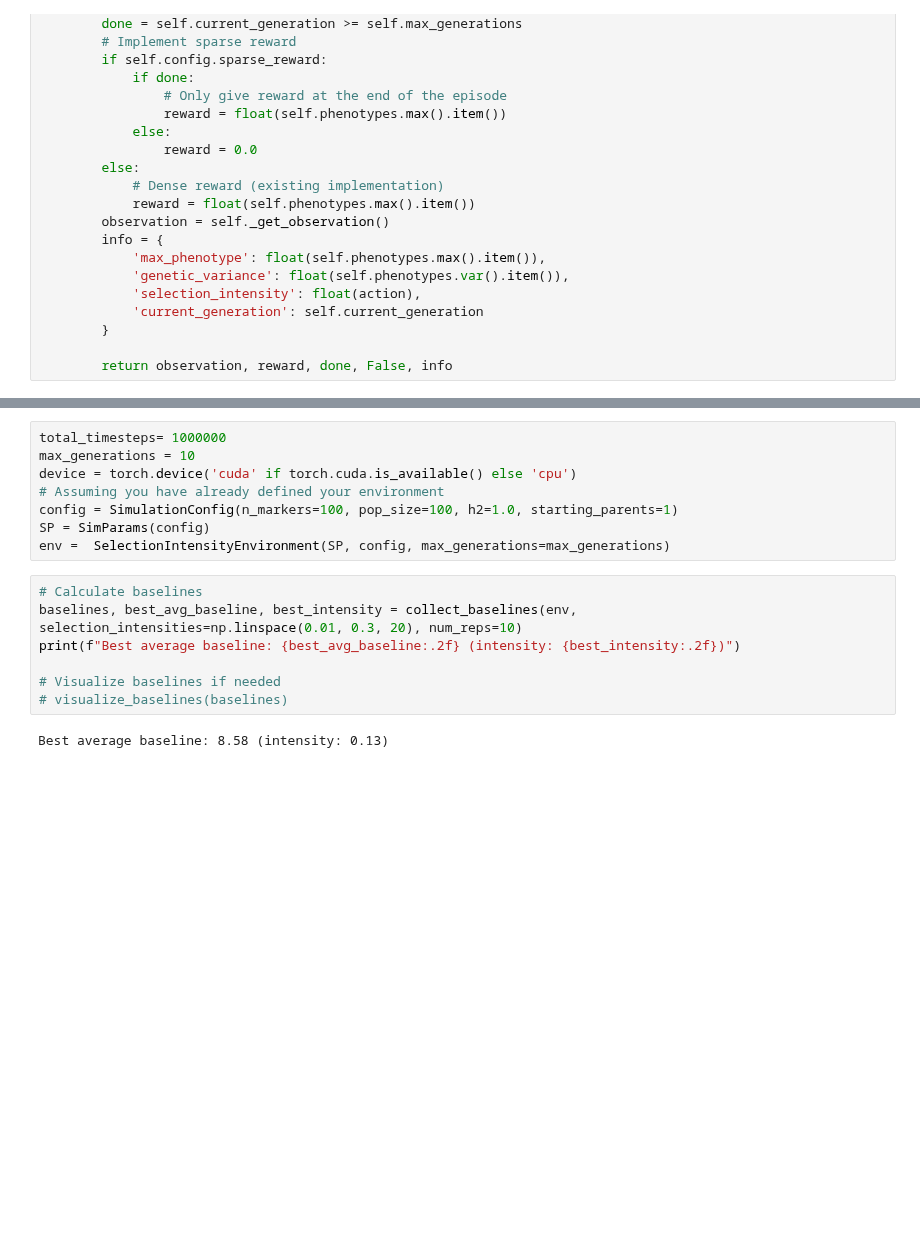
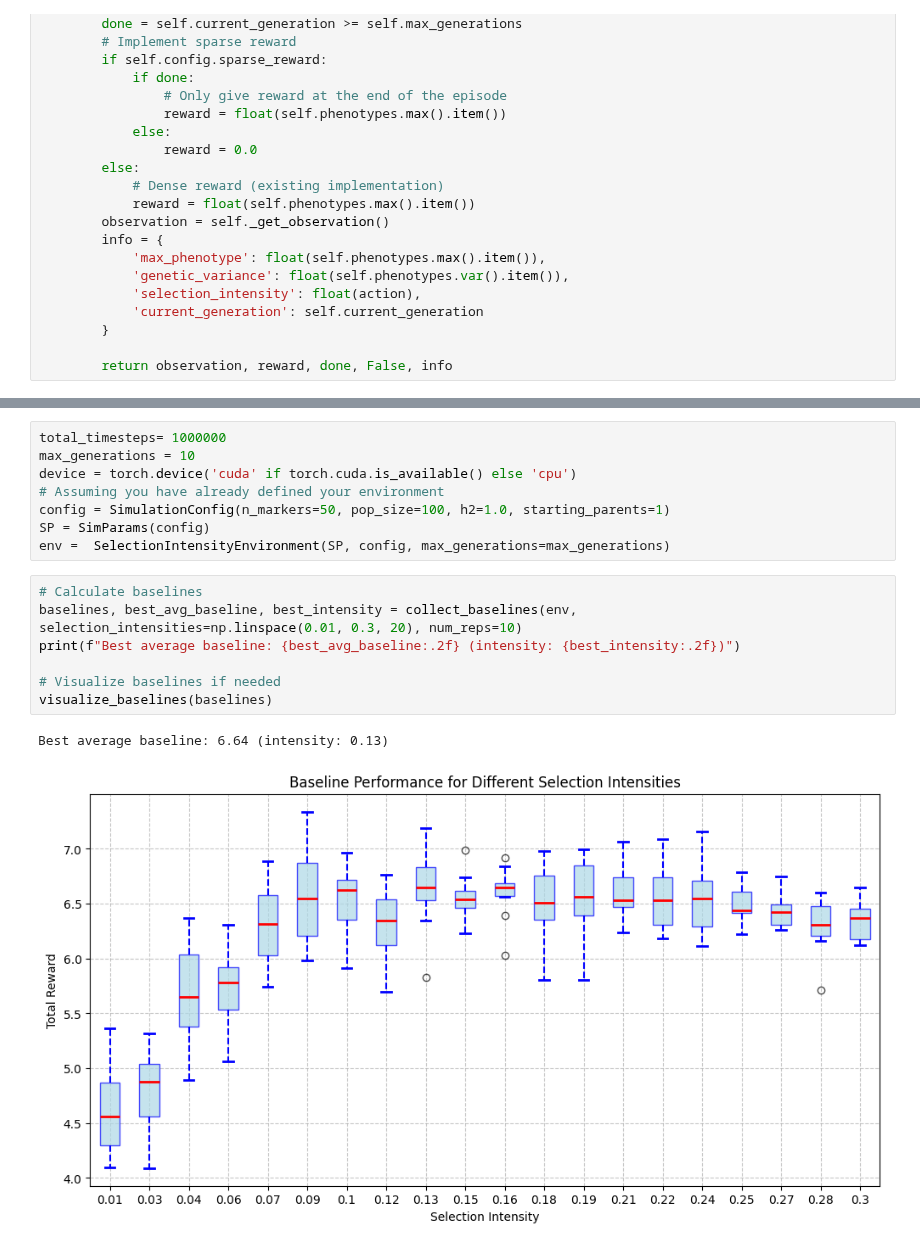
Before and after one commit to cjGO/ChewC, a Jupyter notebook: dev_nbs/ChewCuda.ipynb, the cells around one changed output, grey strips where cells are left out. Cells and saved outputs as stored; diff of their text form; blank space fills up the shorter version.

Commit message:
updated baseline plots to see better

```diff
--- a/dev_nbs/ChewCuda.ipynb
+++ b/dev_nbs/ChewCuda.ipynb
@@ -463,15 +493,16 @@ total_timesteps= 1000000
 max_generations = 10
 device = torch.device('cuda' if torch.cuda.is_available() else 'cpu')
 # Assuming you have already defined your environment
-config = SimulationConfig(n_markers=100, pop_size=100, h2=1.0, starting_parents=1)
+config = SimulationConfig(n_markers=50, pop_size=100, h2=1.0, starting_parents=1)
 SP = SimParams(config)
 env =  SelectionIntensityEnvironment(SP, config, max_generations=max_generations)
 # %%
 # Calculate baselines
 baselines, best_avg_baseline, best_intensity = collect_baselines(env, selection_intensities=np.linspace(0.01, 0.3, 20), num_reps=10)
 print(f"Best average baseline: {best_avg_baseline:.2f} (intensity: {best_intensity:.2f})")
 
 # Visualize baselines if needed
-# visualize_baselines(baselines)
+visualize_baselines(baselines)
 # %% [output]
-Best average baseline: 8.58 (intensity: 0.13)
+Best average baseline: 6.64 (intensity: 0.13)
+[figure, added]
```
Also changed, not shown: parts of 5 cells of this notebook.
